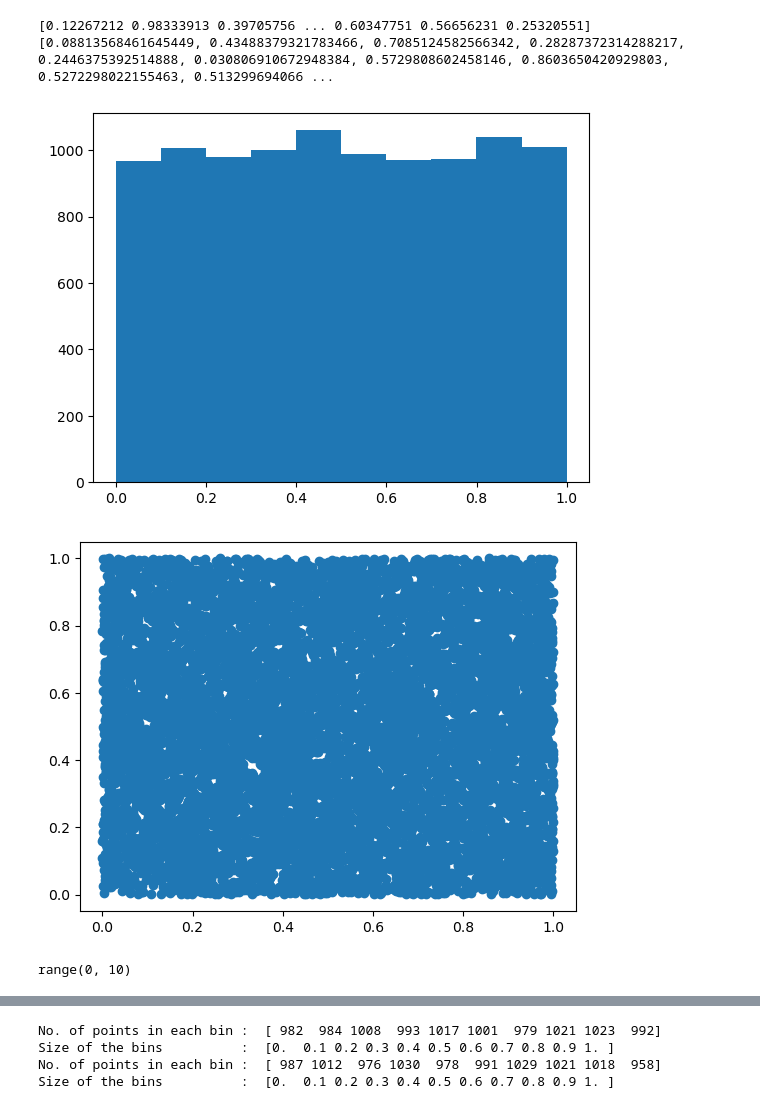
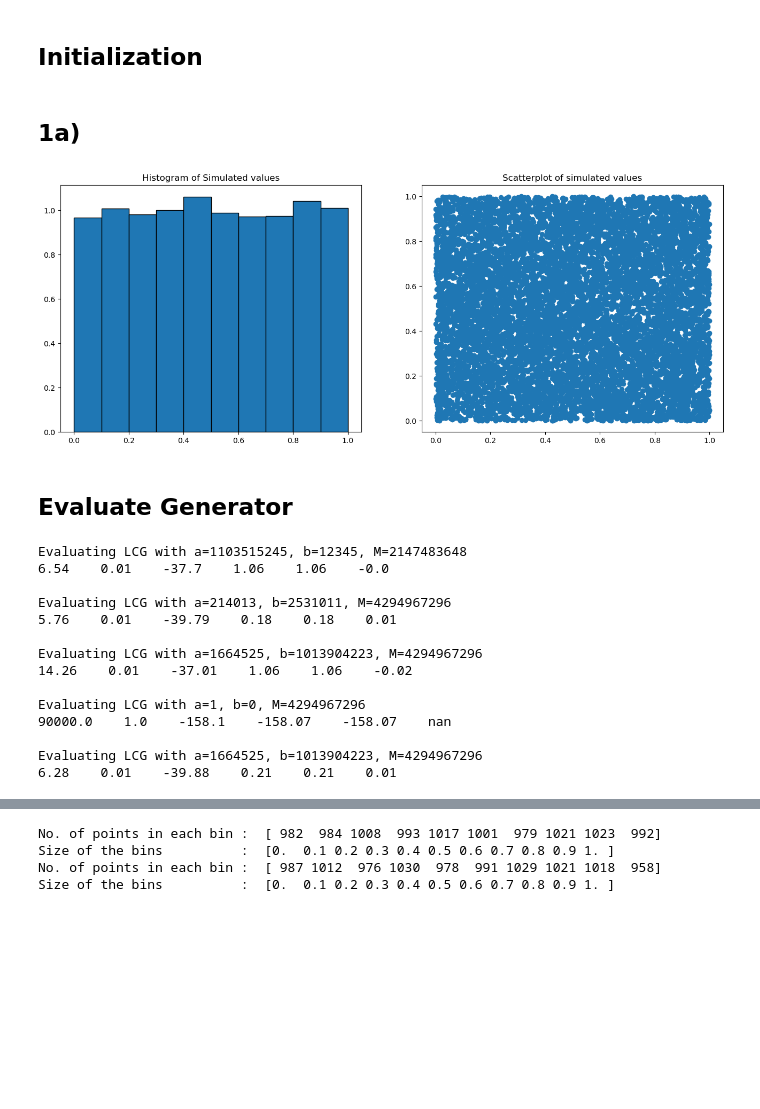
Before and after one commit to Fuglede30/Stokastisk_sim_2, a Jupyter notebook: 1_GeneratingRandomNum.ipynb.ipynb, the cells around one changed output, grey strips where cells are left out. Drawn from its saved outputs; the diff is of its cells as text; code cells hidden in the pictures; blank space fills up the shorter version.

```diff
--- a/1_GeneratingRandomNum.ipynb.ipynb
+++ b/1_GeneratingRandomNum.ipynb.ipynb
@@ -0,0 +1,2 @@
+# %% [markdown]
+## Initialization
@@ -1,35 +9,26 @@
+# %% [markdown]
+## 1a)
 # %%
-import numpy as np
-import matplotlib.pyplot as plt
-import random
-
 def LCG(x0, a,c,M,N):
 
     val = [((a*x0+c) % M)]
 
     for i in range(1,N):
         val.append( ((a*val[i-1]+c) % M) )
 
     return np.array(val)/M
 
 randNum = LCG(3506,51234,1135,160000000,10000)
-print(randNum)
 
 realNum = [random.uniform(0, 1) for i in range(10000)]
-print(realNum)
 
-
-plt.hist(randNum,10)
+figure, axis = plt.subplots(1, 2,figsize=(16, 6))
+axis[0].hist(randNum,10,density=True, edgecolor='black')
+axis[0].set_title('Histogram of Simulated values')
+axis[1].scatter(randNum,realNum)
+axis[1].set_title('Scatterplot of simulated values')
 plt.show()
-plt.scatter(randNum,realNum)
-plt.show()
-# ser meget fint ud
 # %% [output]
-[0.12267212 0.98333913 0.39705756 ... 0.60347751 0.56656231 0.25320551]
-[0.08813568461645449, 0.43488379321783466, 0.7085124582566342, 0.28287372314288217, 0.2446375392514888, 0.030806910672948384, 0.5729808602458146, 0.8603650420929803, 0.5272298022155463, 0.513299694066 ...
-[figure, old version]
+[figure, new version]
-[figure, removed]
-# %%
-range(0,10)
-# %% [output]
-range(0, 10)
+# %% [markdown]
+## Evaluate Generator
@@ -35,0 +86,35 @@ range(0, 10)
+# %%
+params = [
+    (10_000, 12345, 1103515245, 12345, 2**31),
+    (10_000, 12345, 214013, 2531011, 2**32),
+    (10_000, 12345, 1664525, 1013904223, 2**32),
+    (10_000, 12345, 1, 0, 2**32),
+    (10_000, 96734, 1664525, 1013904223, 2**32)
+]
+
+for n, seed, a, b, M in params:
+    random_numbers = LCG(seed, a,b,M,n)
+    print(f"Evaluating LCG with a={a}, b={b}, M={M}")
+    chi,_ = chi2_test(random_numbers)
+    ks,_ = kolmogorov_smirnov_test(random_numbers)
+    rt1,_ = run_test_1(random_numbers)
+    rt2,_ = run_test_2(random_numbers)
+    rt3,_ = run_test_3(random_numbers)
+    corr = correlation_test(random_numbers)
+    print(np.round(chi,2),'  ',np.round(ks,2),'  ',np.round(rt1,2),'  ',np.round(rt2,2),'  ',np.round(rt3,2),'  ',np.round(corr,2))
+    print(' ')
+# %% [output]
+Evaluating LCG with a=1103515245, b=12345, M=2147483648
+6.54    0.01    -37.7    1.06    1.06    -0.0
+
+Evaluating LCG with a=214013, b=2531011, M=4294967296
+5.76    0.01    -39.79    0.18    0.18    0.01
+
+Evaluating LCG with a=1664525, b=1013904223, M=4294967296
+14.26    0.01    -37.01    1.06    1.06    -0.02
+
+Evaluating LCG with a=1, b=0, M=4294967296
+90000.0    1.0    -158.1    -158.07    -158.07    nan
+
+Evaluating LCG with a=1664525, b=1013904223, M=4294967296
+6.28    0.01    -39.88    0.21    0.21    0.01
```
Also changed, not shown: parts of 4 cells of this notebook, 2 other files.
